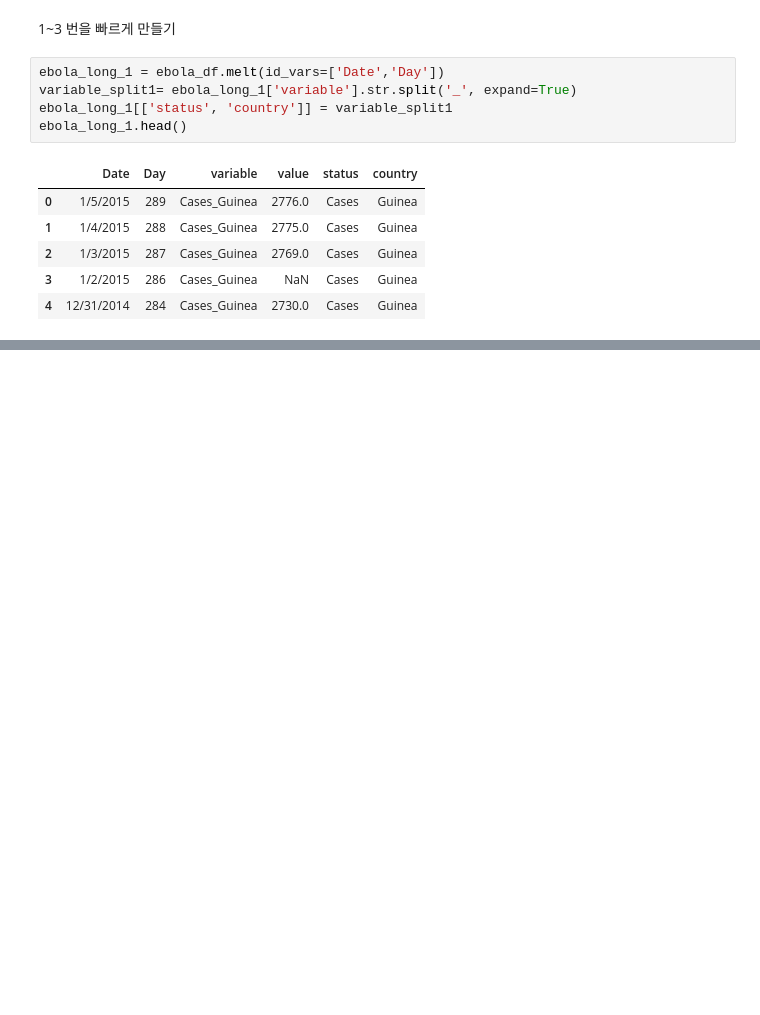
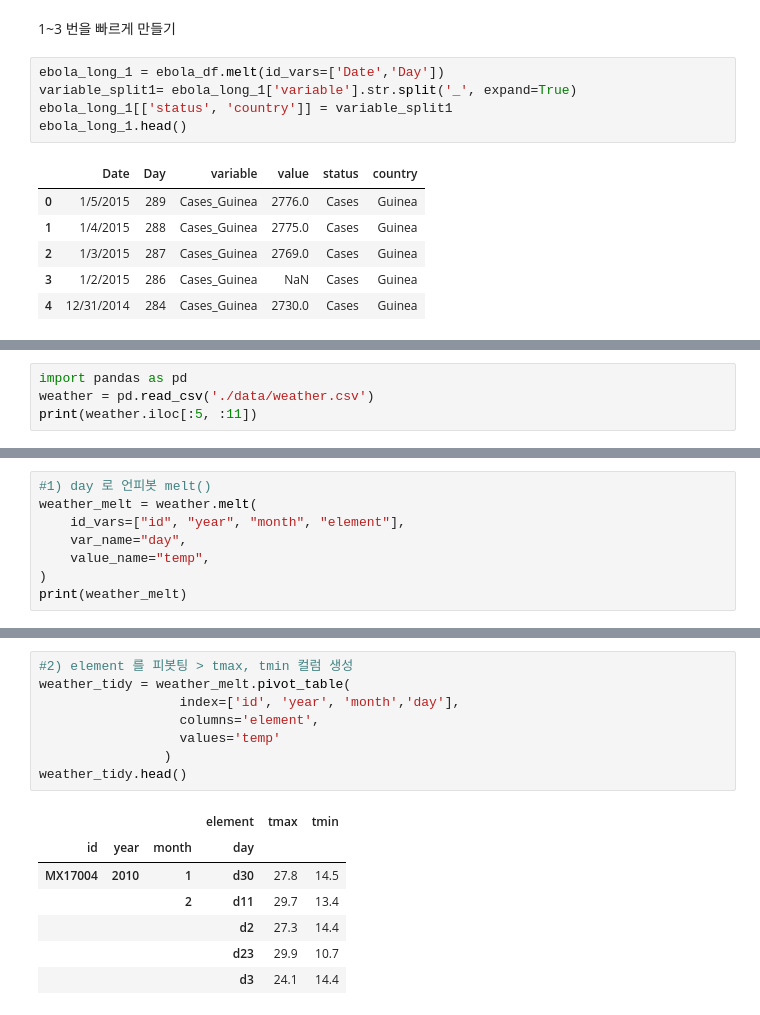
Before and after one commit to yleessam/hipython_rep, a Jupyter notebook: 14_데이터전처리.ipynb, the cells around one changed output, grey strips where cells are left out. Cells and saved outputs as stored; diff of their text form; blank space fills up the shorter version.

```diff
--- a/14_데이터전처리.ipynb
+++ b/14_데이터전처리.ipynb
@@ -269,0 +272,4 @@ ebola_long_1.head()
+# %%
+import pandas as pd
+weather = pd.read_csv('./data/weather.csv')
+print(weather.iloc[:5, :11])
@@ -269,0 +291,8 @@ ebola_long_1.head()
+# %%
+#1) day 로 언피봇 melt()
+weather_melt = weather.melt(
+    id_vars=["id", "year", "month", "element"],
+    var_name="day",
+    value_name="temp",
+)
+print(weather_melt)
@@ -269,0 +320,16 @@ ebola_long_1.head()
+# %%
+#2) element 를 피봇팅 > tmax, tmin 컬럼 생성
+weather_tidy = weather_melt.pivot_table(
+                  index=['id', 'year', 'month','day'],
+                  columns='element',
+                  values='temp'
+                )
+weather_tidy.head()
+# %% [output]
+|  |  |  | element | tmax | tmin |
+| id | year | month | day |  |  |
+| MX17004 | 2010 | 1 | d30 | 27.8 | 14.5 |
+|  |  | 2 | d11 | 29.7 | 13.4 |
+|  |  |  | d2 | 27.3 | 14.4 |
+|  |  |  | d23 | 29.9 | 10.7 |
+|  |  |  | d3 | 24.1 | 14.4 |
```
Also changed, not shown: parts of 8 cells of this notebook.
